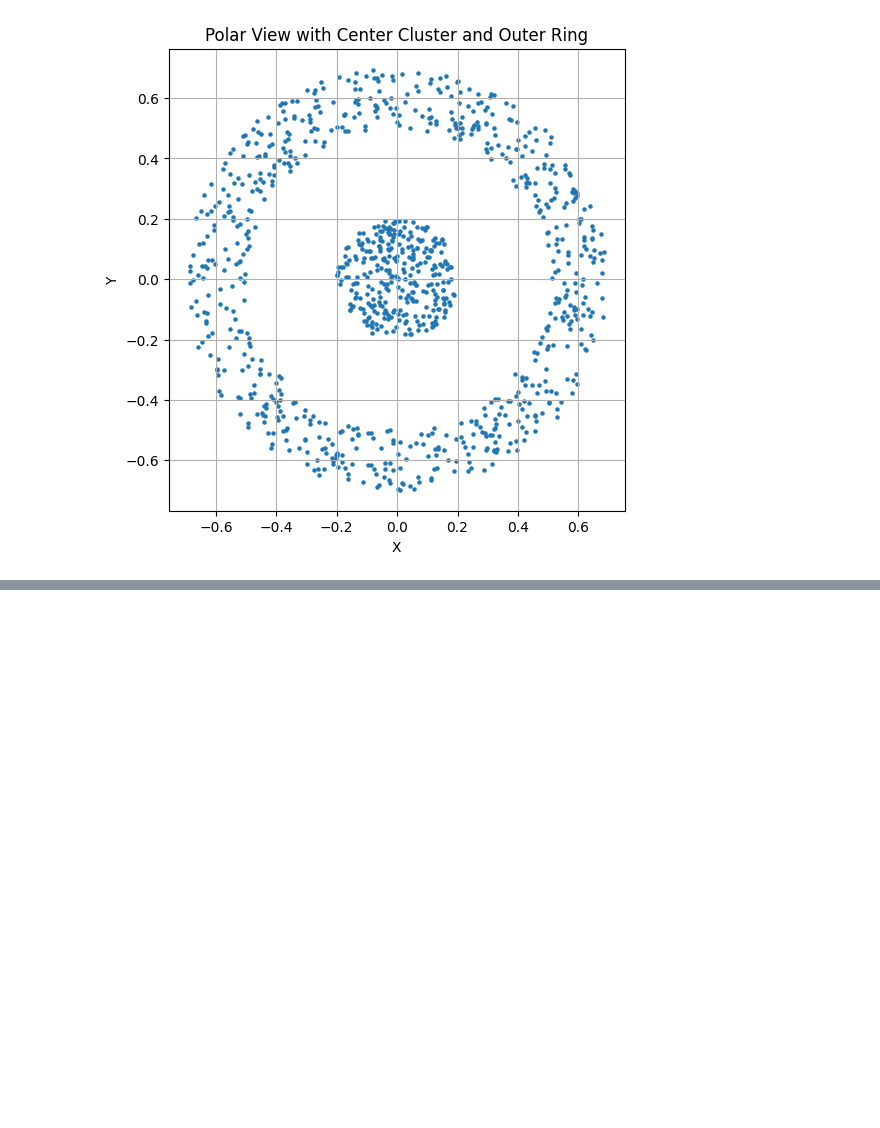
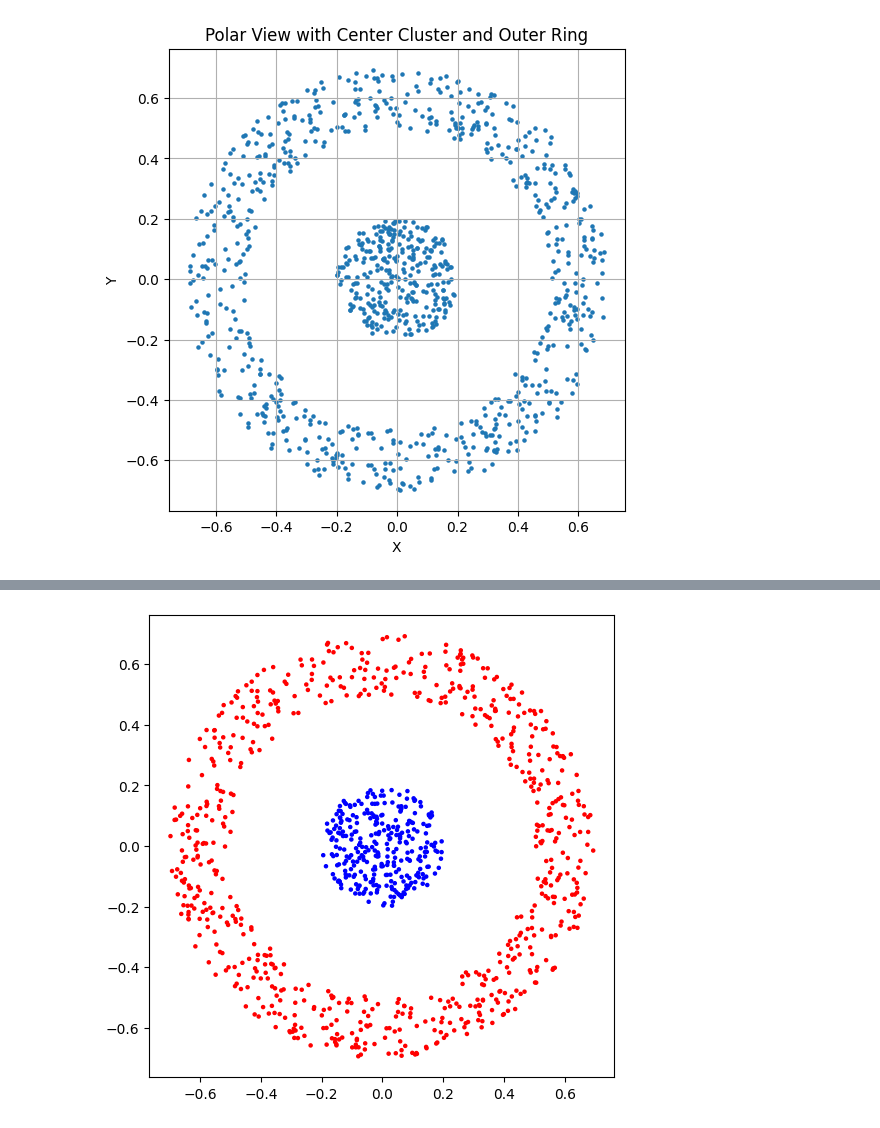
Before and after one commit to dmitriy-shtefan/python-ai, a Jupyter notebook: заняття_17/DBSCANvsK-Means.ipynb, the cells around one changed output, grey strips where cells are left out. Saved outputs shown, nothing was run; the diff lists cells and outputs as text; code cells hidden in the pictures; blank space fills up the shorter version.

```diff
--- a/заняття_17/DBSCANvsK-Means.ipynb
+++ b/заняття_17/DBSCANvsK-Means.ipynb
@@ -79,0 +90,2 @@ display(HTML(ani.to_jshtml()))
+# %%
+dbscan = DBSCAN(eps=0.1, min_samples=5)
@@ -79,0 +103,2 @@ display(HTML(ani.to_jshtml()))
+# %%
+labels = dbscan.fit_predict(points)
@@ -79,0 +118,10 @@ display(HTML(ani.to_jshtml()))
+# %%
+fig, ax = plt.subplots(figsize=(6, 6))
+
+colors = ['blue' if label == 0 else 'red' for label in labels]
+
+ax.scatter(points[:, 0], points[:, 1], color=colors, s=5)
+
+plt.show()
+# %% [output]
+[figure, added]
```
Also changed, not shown: parts of 5 cells of this notebook.
